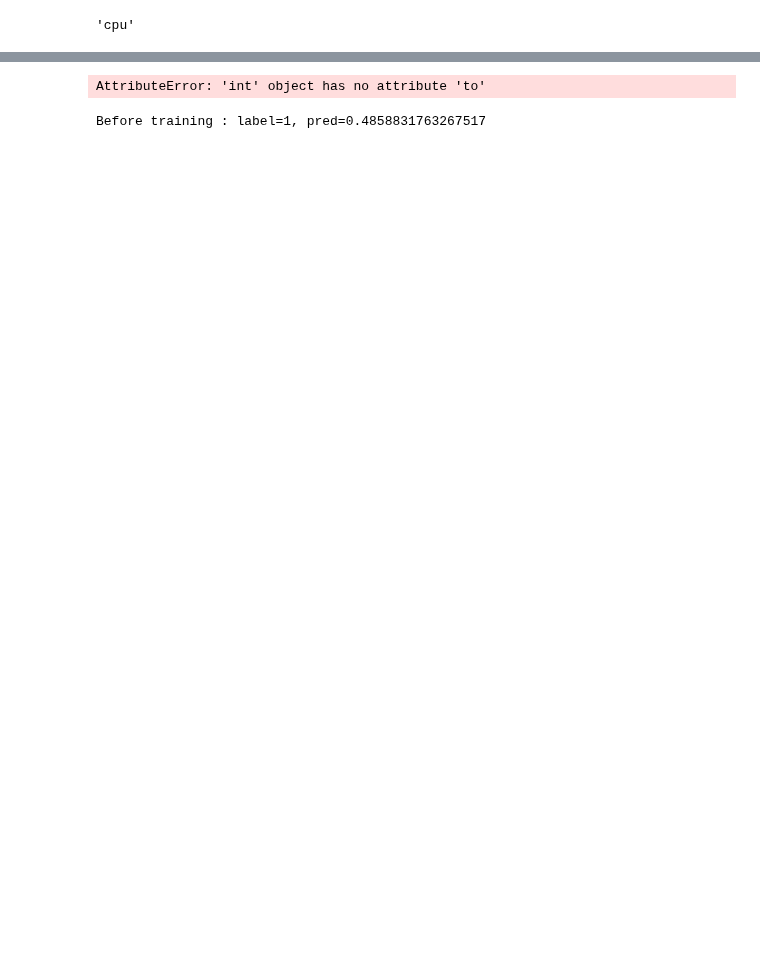
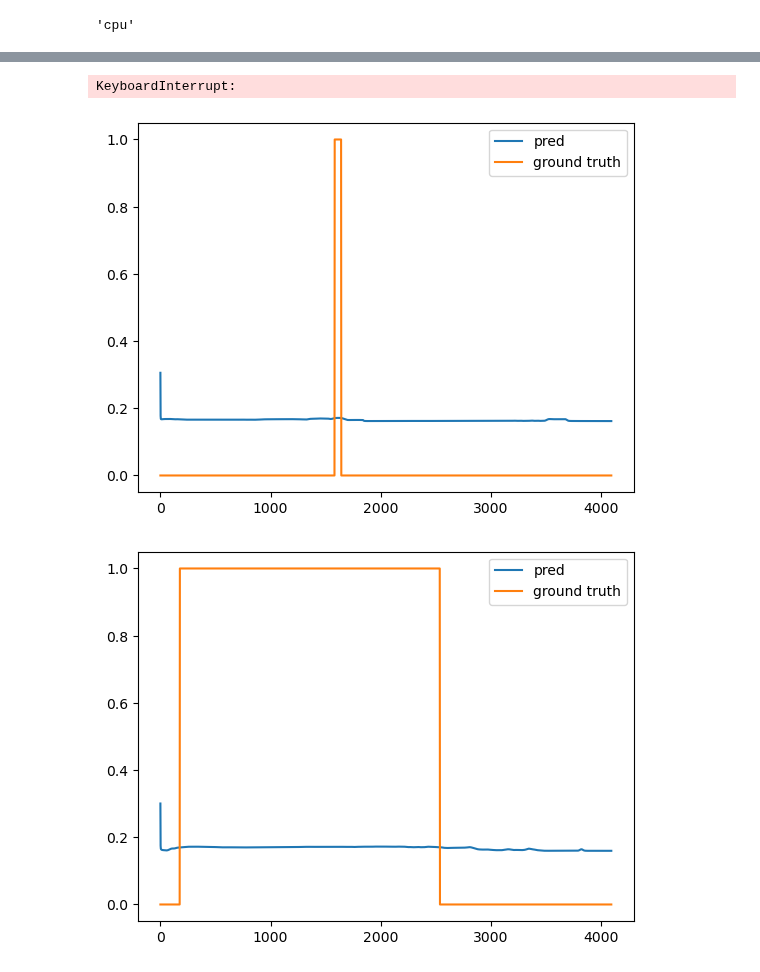
Before and after one commit to CS-433/ml-project-2-ml-sonidito, a Jupyter notebook: notebook/simple_lstm.ipynb, the cells around one changed output, grey strips where cells are left out. Drawn from its saved outputs; the diff is of its cells as text; code cells hidden in the pictures; blank space fills up the shorter version.

```diff
--- a/notebook/simple_lstm.ipynb
+++ b/notebook/simple_lstm.ipynb
@@ -62,9 +112,26 @@ train_loader
 # %%
-train(model, train_loader, optimizer, criterion, device, n_epochs=5)
+train(model,
+      train_loader,
+      val_loader,
+      optimizer,
+      criterion,
+      device,
+      n_epochs=5,
+      early_stopping=early_stopping)
 # %% [output]
-AttributeError: 'int' object has no attribute 'to'
+KeyboardInterrupt:
-# %%
-with torch.no_grad():
-    print(f'Before training : label={test_loader[0][1]}, pred={model(test_loader[0][0])}')
-# %% [output]
-Before training : label=1, pred=0.4858831763267517
+# %%
+import numpy as np
+
+model.eval()
+with torch.no_grad():
+    for idx in np.random.choice(len(test_set), 6):
+        testing_data = test_set[idx]
+        pred = torch.sigmoid(model(testing_data[0]))
+        plt.plot(pred.detach().numpy(), label='pred')
+        plt.plot(testing_data[1], label='ground truth')
+        plt.legend()
+        plt.show()
+# %% [output]
+[figure, added]
+[figure, added]
```
Also changed, not shown: parts of 10 cells of this notebook, 3 other files.
